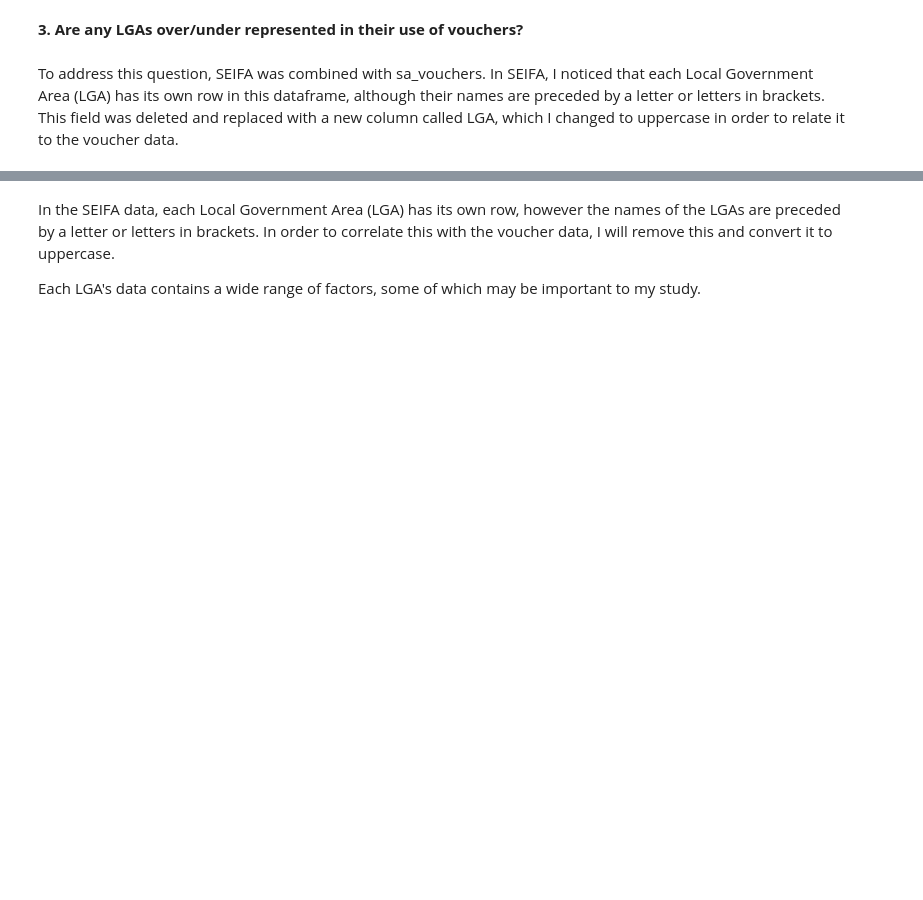
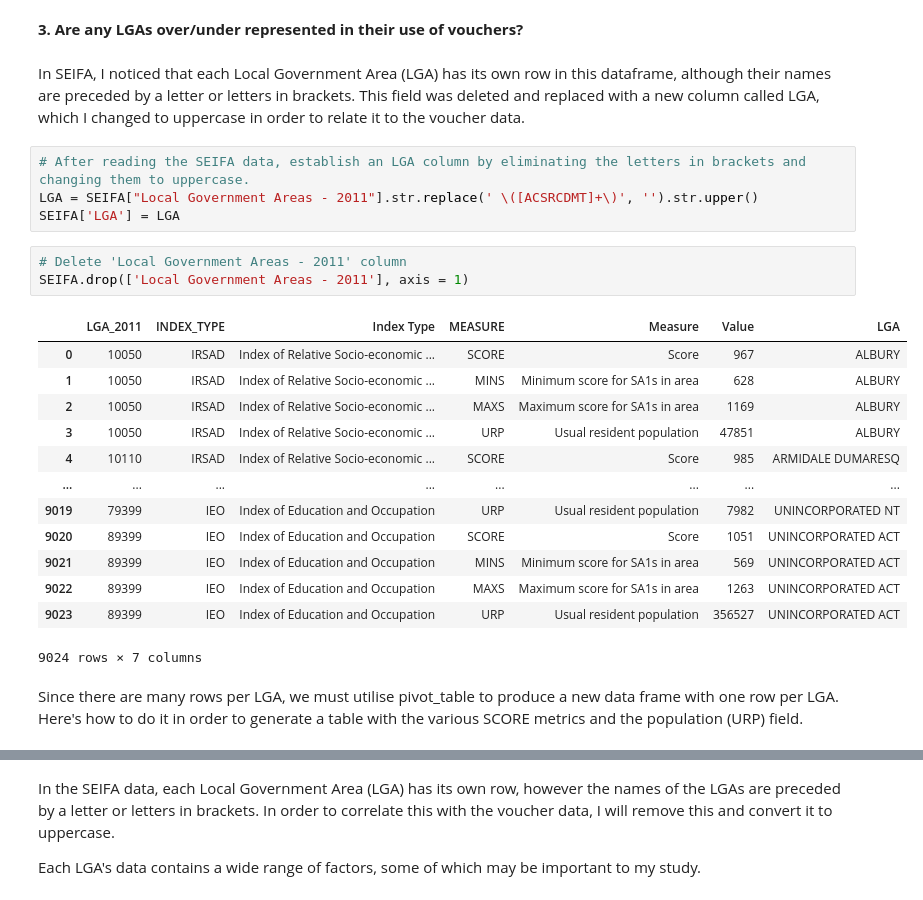
Before and after one commit to MQCOMP2200-S2-2021/data-science-portfolio-avagardiner, a Jupyter notebook: Portfolio 2.ipynb, the cells around one changed output, grey strips where cells are left out. Saved outputs shown, nothing was run; the diff lists cells and outputs as text; blank space fills up the shorter version.

Commit message:
Portfolio 2: Creating Pivot Table

```diff
--- a/Portfolio 2.ipynb
+++ b/Portfolio 2.ipynb
@@ -303,5 +303,28 @@ Australian Rules is a popular sport in the majority of the state. Some sports, h
 # %% [markdown]
 **3. Are any LGAs over/under represented in their use of vouchers?**
 # %% [markdown]
-To address this question, SEIFA was combined with sa_vouchers. In SEIFA, I noticed that each Local Government Area (LGA) has its own row in this dataframe, although their names are preceded by a letter or letters in brackets. This field was deleted and replaced with a new column called LGA, which I changed to uppercase in order to relate it to the voucher data.
+In SEIFA, I noticed that each Local Government Area (LGA) has its own row in this dataframe, although their names are preceded by a letter or letters in brackets. This field was deleted and replaced with a new column called LGA, which I changed to uppercase in order to relate it to the voucher data.
+# %%
+# After reading the SEIFA data, establish an LGA column by eliminating the letters in brackets and changing them to uppercase.
+LGA = SEIFA["Local Government Areas - 2011"].str.replace(' \([ACSRCDMT]+\)', '').str.upper()
+SEIFA['LGA'] = LGA
+# %%
+# Delete 'Local Government Areas - 2011' column
+SEIFA.drop(['Local Government Areas - 2011'], axis = 1)
+# %% [output]
+|  | LGA_2011 | INDEX_TYPE | Index Type | MEASURE | Measure | Value | LGA |
+| 0 | 10050 | IRSAD | Index of Relative Socio-economic ... | SCORE | Score | 967 | ALBURY |
+| 1 | 10050 | IRSAD | Index of Relative Socio-economic ... | MINS | Minimum score for SA1s in area | 628 | ALBURY |
+| 2 | 10050 | IRSAD | Index of Relative Socio-economic ... | MAXS | Maximum score for SA1s in area | 1169 | ALBURY |
+| 3 | 10050 | IRSAD | Index of Relative Socio-economic ... | URP | Usual resident population | 47851 | ALBURY |
+| 4 | 10110 | IRSAD | Index of Relative Socio-economic ... | SCORE | Score | 985 | ARMIDALE DUMARESQ |
+| ... | ... | ... | ... | ... | ... | ... | ... |
+| 9019 | 79399 | IEO | Index of Education and Occupation | URP | Usual resident population | 7982 | UNINCORPORATED NT |
+| 9020 | 89399 | IEO | Index of Education and Occupation | SCORE | Score | 1051 | UNINCORPORATED ACT |
+| 9021 | 89399 | IEO | Index of Education and Occupation | MINS | Minimum score for SA1s in area | 569 | UNINCORPORATED ACT |
+| 9022 | 89399 | IEO | Index of Education and Occupation | MAXS | Maximum score for SA1s in area | 1263 | UNINCORPORATED ACT |
+| 9023 | 89399 | IEO | Index of Education and Occupation | URP | Usual resident population | 356527 | UNINCORPORATED ACT |
+9024 rows × 7 columns
+# %% [markdown]
+Since there are many rows per LGA, we must utilise pivot_table to produce a new data frame with one row per LGA. Here's how to do it in order to generate a table with the various SCORE metrics and the population (URP) field.
 # %%
```
Also changed, not shown: parts of 7 cells of this notebook.
